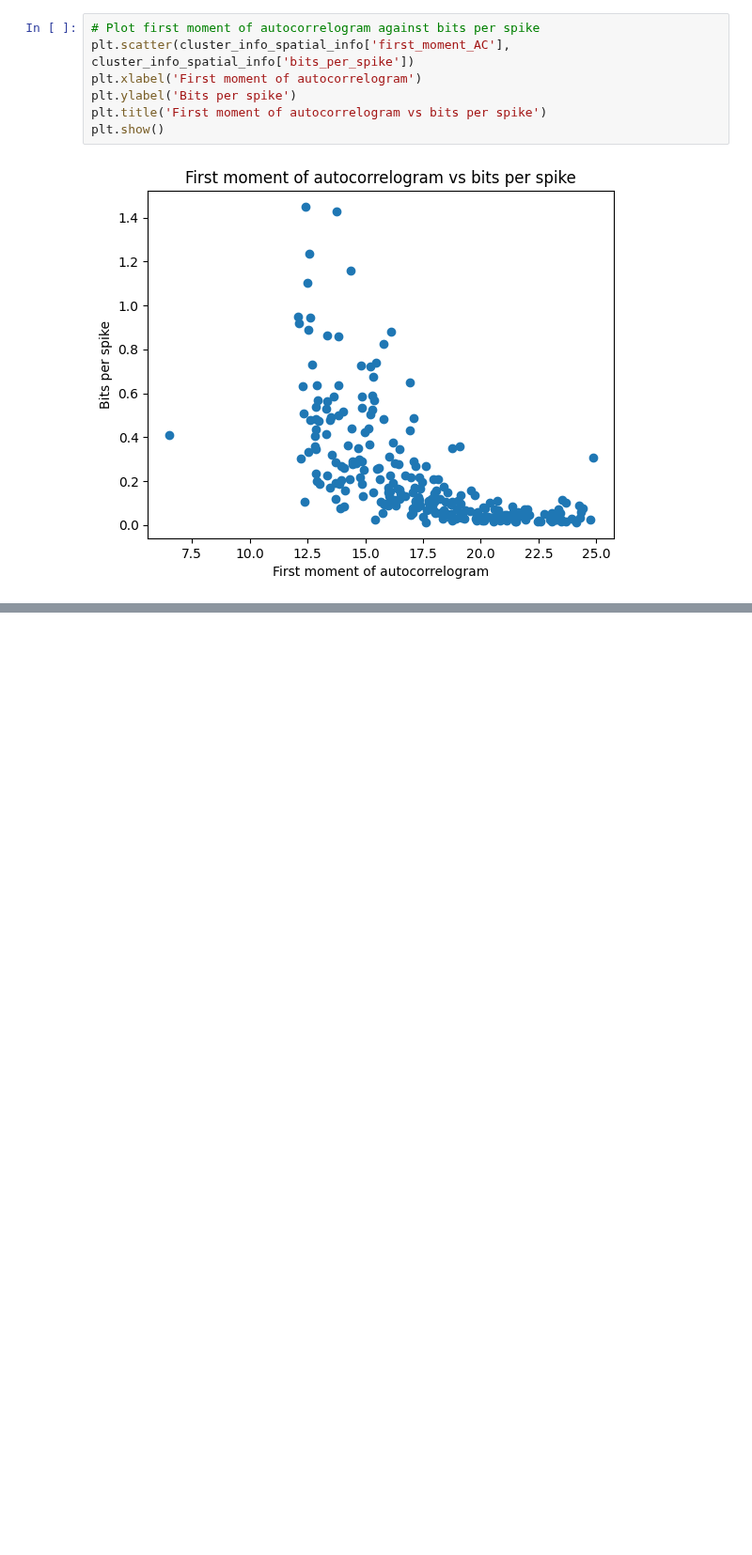
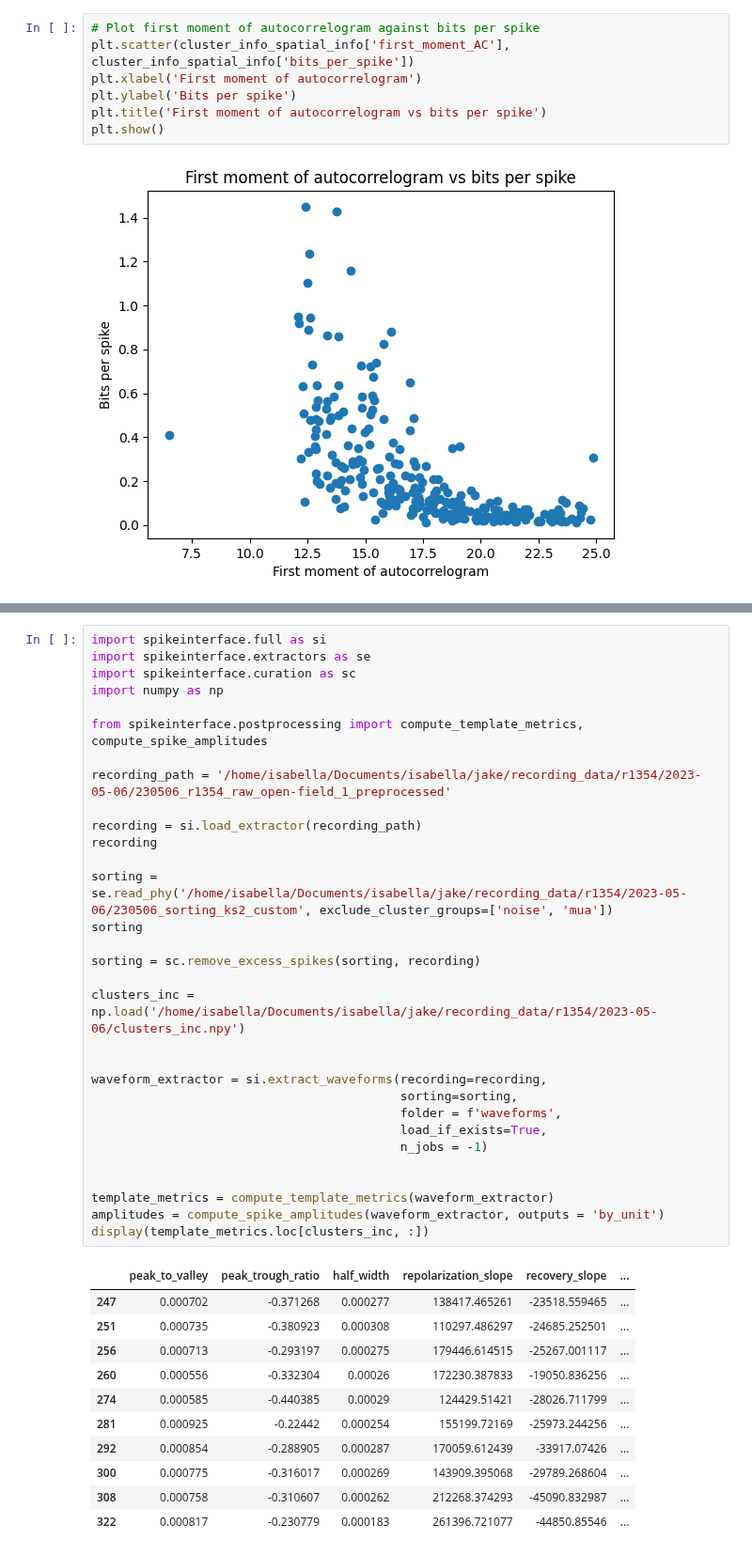
Before and after one commit to jakeswann1/SpElT, a Jupyter notebook: postprocessing/Check Cell Identity.ipynb, the cells around one changed output, grey strips where cells are left out. Shown at 94% size. Drawn from its saved outputs; the diff is of its cells as text; blank space fills up the shorter version.

```diff
--- a/postprocessing/Check Cell Identity.ipynb
+++ b/postprocessing/Check Cell Identity.ipynb
@@ -220,0 +221,43 @@ plt.show()
+# %%
+import spikeinterface.full as si
+import spikeinterface.extractors as se
+import spikeinterface.curation as sc
+import numpy as np
+
+from spikeinterface.postprocessing import compute_template_metrics, compute_spike_amplitudes
+
+recording_path = '/home/isabella/Documents/isabella/jake/recording_data/r1354/2023-05-06/230506_r1354_raw_open-field_1_preprocessed'
+
+recording = si.load_extractor(recording_path)
+recording
+
+sorting = se.read_phy('/home/isabella/Documents/isabella/jake/recording_data/r1354/2023-05-06/230506_sorting_ks2_custom', exclude_cluster_groups=['noise', 'mua'])
+sorting
+
+sorting = sc.remove_excess_spikes(sorting, recording)
+
+clusters_inc = np.load('/home/isabella/Documents/isabella/jake/recording_data/r1354/2023-05-06/clusters_inc.npy')
+
+
+waveform_extractor = si.extract_waveforms(recording=recording,
+                                          sorting=sorting,
+                                          folder = f'waveforms',
+                                          load_if_exists=True,
+                                          n_jobs = -1)
+
+
+template_metrics = compute_template_metrics(waveform_extractor)
+amplitudes = compute_spike_amplitudes(waveform_extractor, outputs = 'by_unit')
+display(template_metrics.loc[clusters_inc, :])
+# %% [output]
+|  | peak_to_valley | peak_trough_ratio | half_width | repolarization_slope | recovery_slope | ... |
+| 247 | 0.000702 | -0.371268 | 0.000277 | 138417.465261 | -23518.559465 | ... |
+| 251 | 0.000735 | -0.380923 | 0.000308 | 110297.486297 | -24685.252501 | ... |
+| 256 | 0.000713 | -0.293197 | 0.000275 | 179446.614515 | -25267.001117 | ... |
+| 260 | 0.000556 | -0.332304 | 0.00026 | 172230.387833 | -19050.836256 | ... |
+| 274 | 0.000585 | -0.440385 | 0.00029 | 124429.51421 | -28026.711799 | ... |
+| 281 | 0.000925 | -0.22442 | 0.000254 | 155199.72169 | -25973.244256 | ... |
+| 292 | 0.000854 | -0.288905 | 0.000287 | 170059.612439 | -33917.07426 | ... |
+| 300 | 0.000775 | -0.316017 | 0.000269 | 143909.395068 | -29789.268604 | ... |
+| 308 | 0.000758 | -0.310607 | 0.000262 | 212268.374293 | -45090.832987 | ... |
+| 322 | 0.000817 | -0.230779 | 0.000183 | 261396.721077 | -44850.85546 | ... |
```
Also changed, not shown: parts of 6 cells of this notebook.
